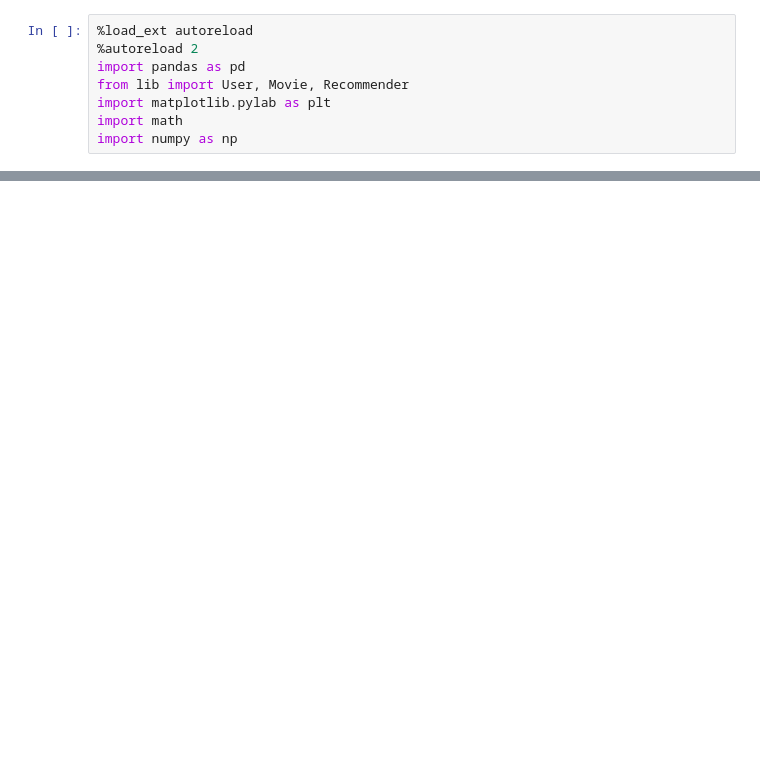
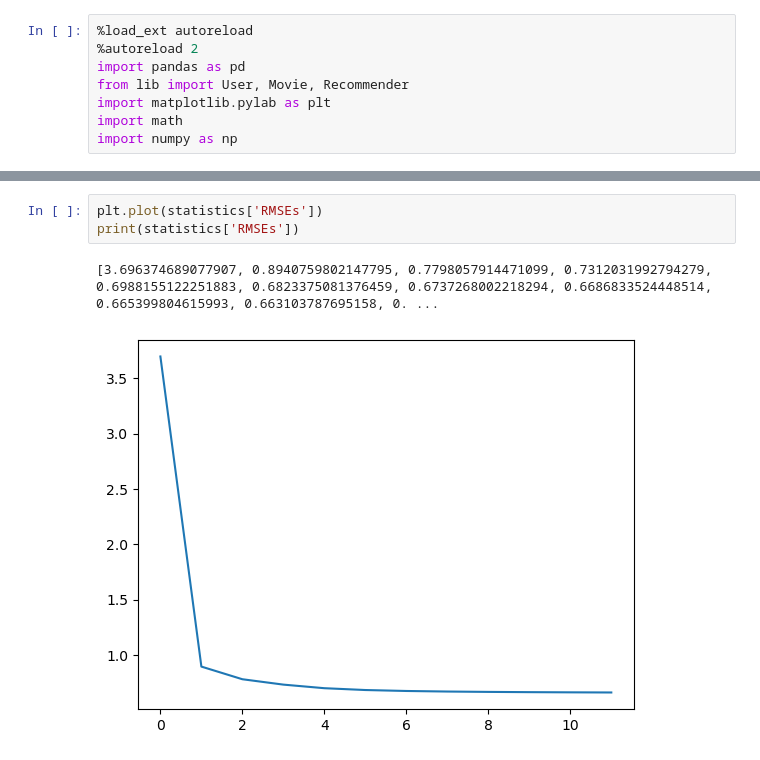
Before and after one commit to JamesHund/Recommender-System, a Jupyter notebook: demo.ipynb, the cells around one changed output, grey strips where cells are left out. Drawn from its saved outputs; the diff is of its cells as text; blank space fills up the shorter version.

```diff
--- a/demo.ipynb
+++ b/demo.ipynb
@@ -83,0 +67,6 @@ plt.plot(RMSE)
+# %%
+plt.plot(statistics['RMSEs'])
+print(statistics['RMSEs'])
+# %% [output]
+[3.696374689077907, 0.8940759802147795, 0.7798057914471099, 0.7312031992794279, 0.6988155122251883, 0.6823375081376459, 0.6737268002218294, 0.6686833524448514, 0.665399804615993, 0.663103787695158, 0. ...
+[figure, added]
```
Also changed, not shown: parts of 10 cells of this notebook, 1 other file.
